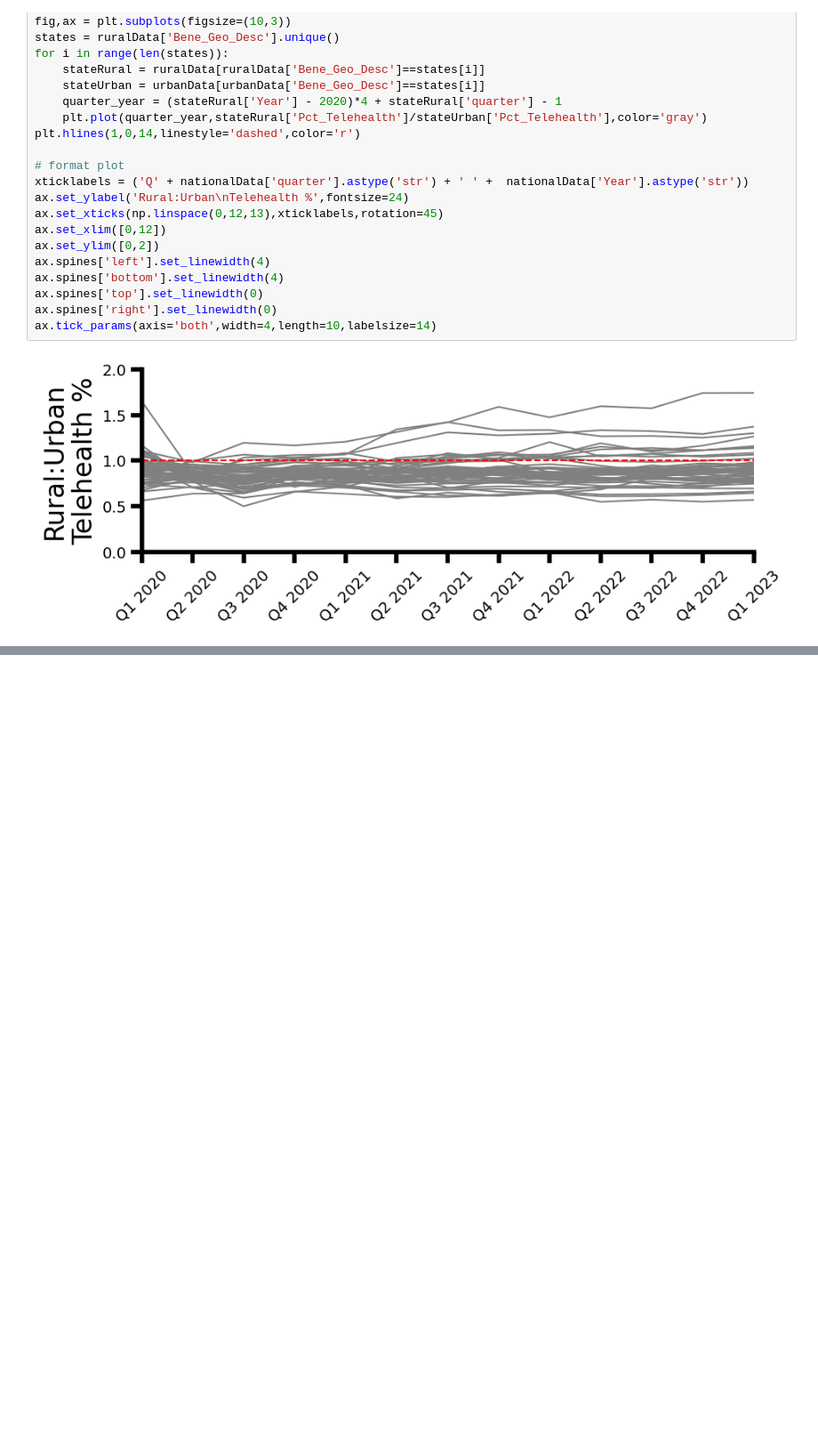
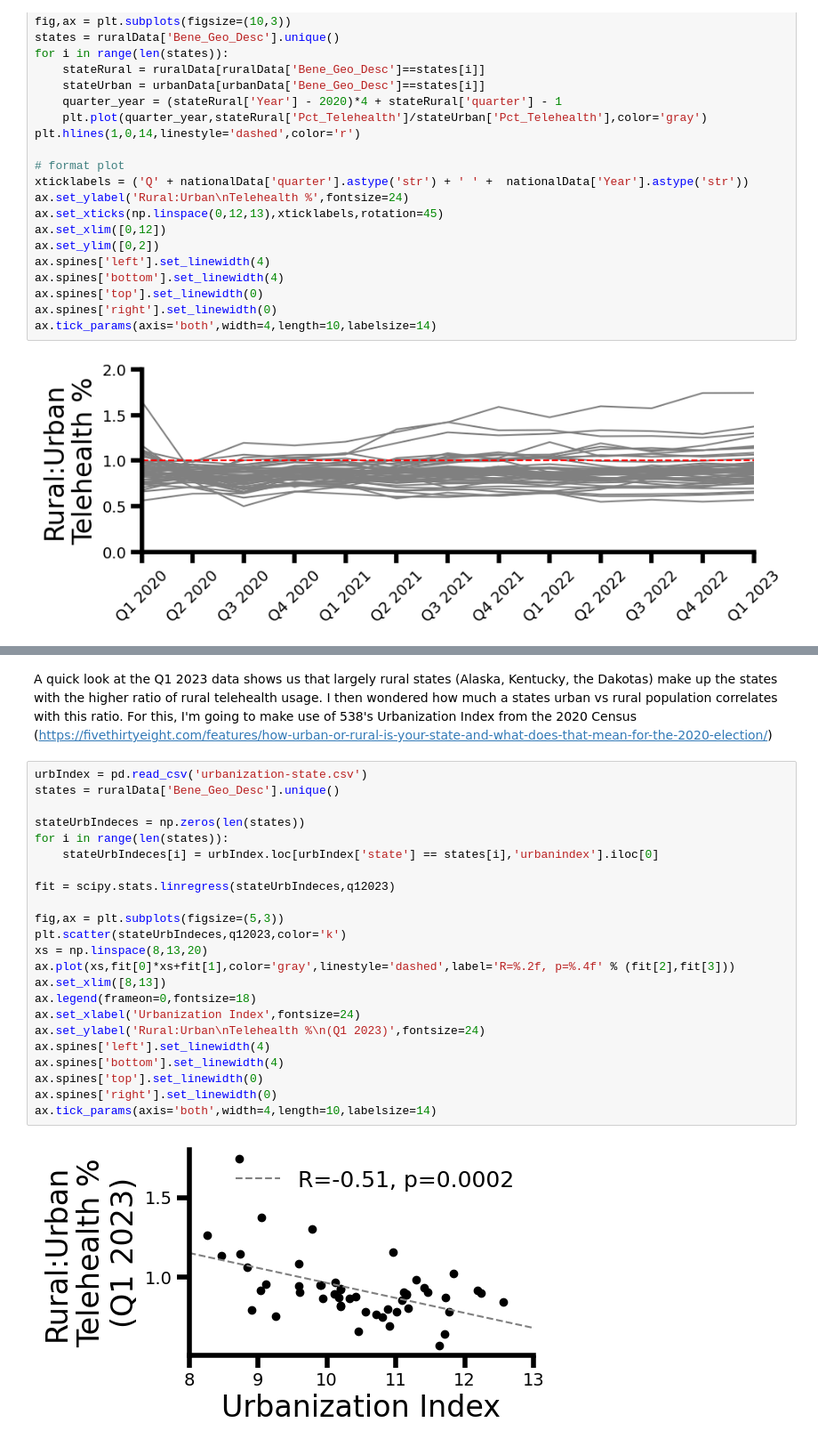
Before and after one commit to mark-aronson/healthcare_models, a Jupyter notebook: Medicare Telehealth.ipynb, the cells around one changed output, grey strips where cells are left out. Shown at 89% size. Cells and saved outputs as stored; diff of their text form; blank space fills up the shorter version.

Commit message:
correlation to urban index

```diff
--- a/Medicare Telehealth.ipynb
+++ b/Medicare Telehealth.ipynb
@@ -159,0 +159,27 @@ A quick look at the Q1 2023 data shows us that largely rural states (Alaska, Ken
+# %% [markdown]
+A quick look at the Q1 2023 data shows us that largely rural states (Alaska, Kentucky, the Dakotas) make up the states with the higher ratio of rural telehealth usage. I then wondered how much a states urban vs rural population correlates with this ratio. For this, I'm going to make use of 538's Urbanization Index from the 2020 Census (https://fivethirtyeight.com/features/how-urban-or-rural-is-your-state-and-what-does-that-mean-for-the-2020-election/)
+# %%
+urbIndex = pd.read_csv('urbanization-state.csv')
+states = ruralData['Bene_Geo_Desc'].unique()
+
+stateUrbIndeces = np.zeros(len(states))
+for i in range(len(states)):
+    stateUrbIndeces[i] = urbIndex.loc[urbIndex['state'] == states[i],'urbanindex'].iloc[0]
+
+fit = scipy.stats.linregress(stateUrbIndeces,q12023)
+
+fig,ax = plt.subplots(figsize=(5,3))
+plt.scatter(stateUrbIndeces,q12023,color='k')
+xs = np.linspace(8,13,20)
+ax.plot(xs,fit[0]*xs+fit[1],color='gray',linestyle='dashed',label='R=%.2f, p=%.4f' % (fit[2],fit[3]))
+ax.set_xlim([8,13])
+ax.legend(frameon=0,fontsize=18)
+ax.set_xlabel('Urbanization Index',fontsize=24)
+ax.set_ylabel('Rural:Urban\nTelehealth %\n(Q1 2023)',fontsize=24)
+ax.spines['left'].set_linewidth(4)
+ax.spines['bottom'].set_linewidth(4)
+ax.spines['top'].set_linewidth(0)
+ax.spines['right'].set_linewidth(0)
+ax.tick_params(axis='both',width=4,length=10,labelsize=14)
+# %% [output]
+[figure, added]
```
Also changed, not shown: parts of 6 cells of this notebook, 1 other file.
